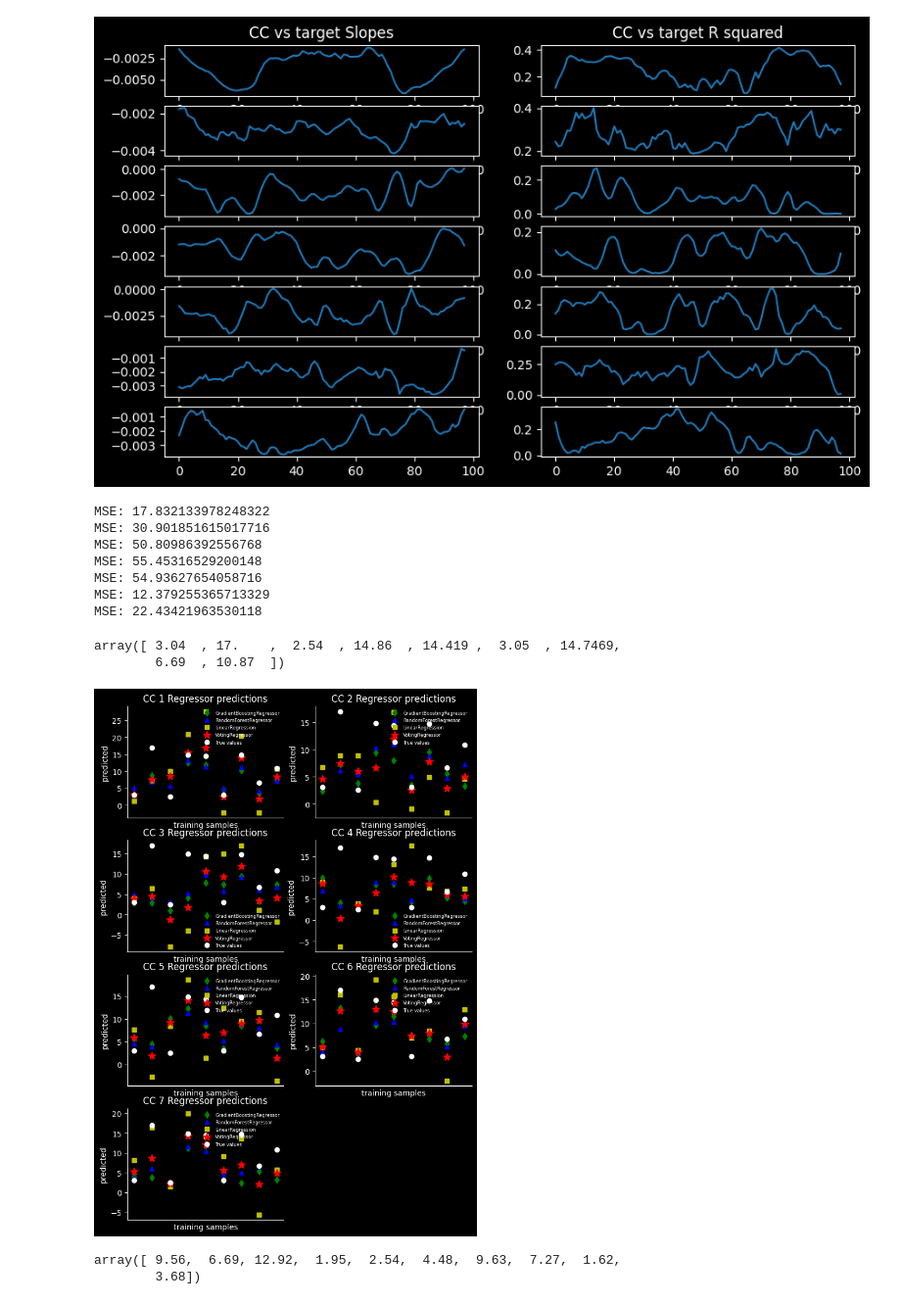
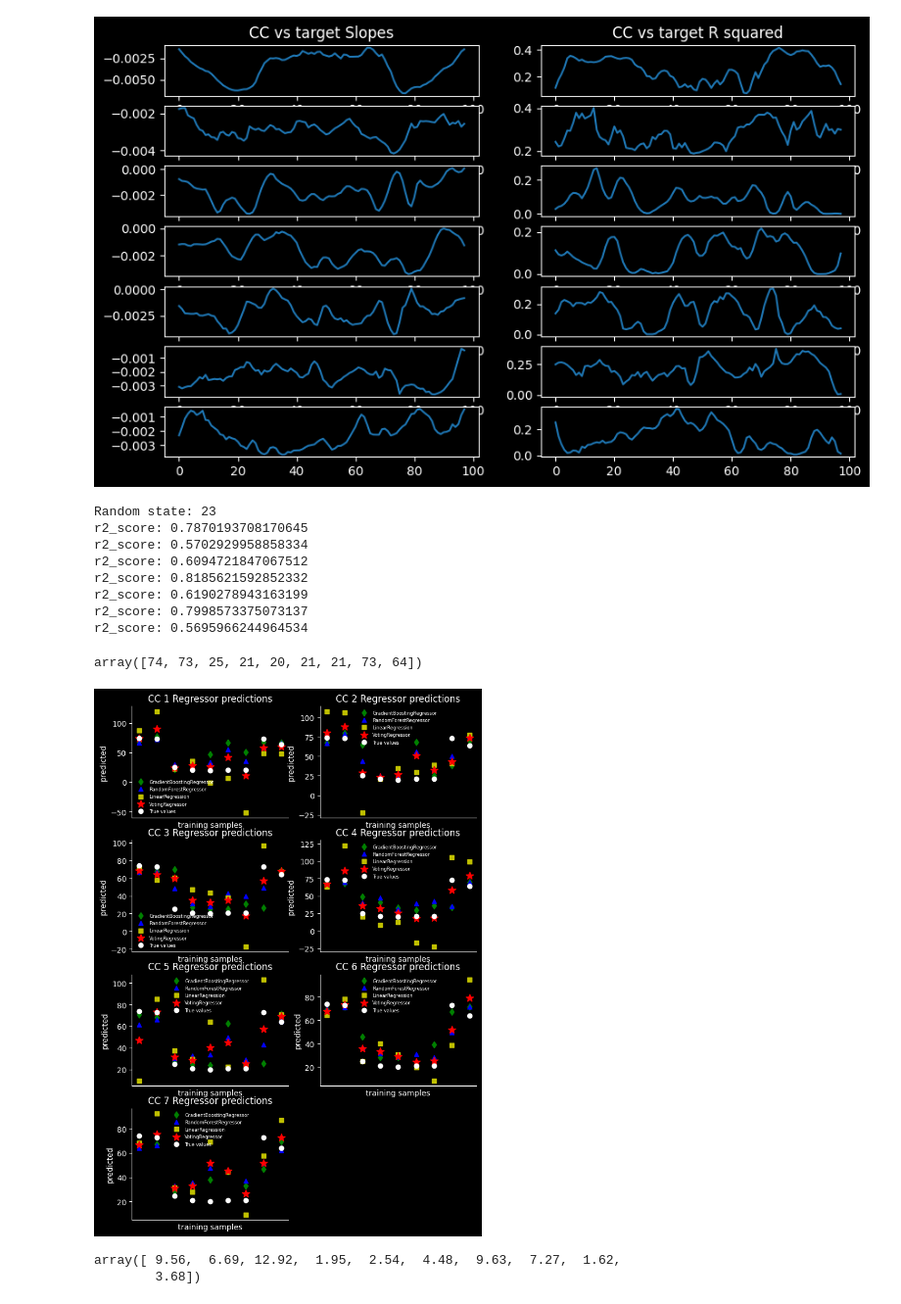
Before and after one commit to nicolascatz/CRPN_DTI_AGING_DPAKNC, a Jupyter notebook: scripts/DTI_Aging_Descr&RegressionTest_NC_251119.ipynb, the cells around one changed output. Shown at 98% size. Drawn from its saved outputs; the diff is of its cells as text; code cells hidden in the pictures.

```diff
--- a/scripts/DTI_Aging_Descr&RegressionTest_NC_251119.ipynb
+++ b/scripts/DTI_Aging_Descr&RegressionTest_NC_251119.ipynb
@@ -263,18 +263,22 @@ from sklearn.preprocessing import StandardScaler, MinMaxScaler, RobustScaler
 from sklearn.linear_model import LinearRegression
 from sklearn.metrics import mean_squared_error, r2_score, mean_absolute_error
 
-y=jnd         # Features (independent variable)
-
+y=age       # Features (independent variable)
+y2=age         # Features (independent variable)
 
 figure, axs = plt.subplots(nrows=4, ncols=2, figsize=(8, 12)
                            )
 
 axs = axs.flatten()
-random_state=20
+random_state=23 #np.random.randint(0,100)
+print("Random state:", random_state)
 for cc in range(0,7):
     X=DTI[:,:,cc]
 
     X_train, X_test, y_train, y_test = train_test_split(X, y, test_size=0.2,random_state=random_state)
+    X_train, X_test, y2_train, y2_test = train_test_split(X, y2, test_size=0.2,random_state=random_state)
+
+
     scaler = StandardScaler()
     X_train_scaled = scaler.fit_transform(X_train)
     X_test_scaled = scaler.transform(X_test)
@@ -283,47 +287,48 @@ for cc in range(0,7):
     reg1 = GradientBoostingRegressor(random_state=1)
     reg2 = RandomForestRegressor(random_state=1)
     reg3 = LinearRegression()
+
 
     reg1.fit(X_train_scaled, y_train)
     reg2.fit(X_train_scaled, y_train)
     reg3.fit(X_train_scaled, y_train)
 
     ereg = VotingRegressor([("gb", reg1), ("rf", reg2), ("lr", reg3)])
     ereg.fit(X_train_scaled, y_train)
 
 
 
     pred1 = reg1.predict(X_test_scaled)
     pred2 = reg2.predict(X_test_scaled)
     pred3 = reg3.predict(X_test_scaled)
     pred4 = ereg.predict(X_test_scaled)
-    print("MSE:", mean_squared_error(y_test, pred4))
+    print("r2_score:", r2_score(y_test, pred4))
     axs[cc].plot(pred1, "gd", label="GradientBoostingRegressor")
     axs[cc].plot(pred2, "b^", label="RandomForestRegressor")
     axs[cc].plot(pred3, "ys", label="LinearRegression")
     axs[cc].plot(pred4, "r*", ms=10, label="VotingRegressor")
     axs[cc].plot(y_test, "wo", label="True values")
     axs[cc].tick_params(axis="x", which="both", bottom=False, top=False, labelbottom=False)
     axs[cc].set_ylabel("predicted")
     axs[cc].set_xlabel("training samples")
     axs[cc].legend(loc="best", fontsize=6, frameon=False)
     axs[cc].set_title(f"CC {cc+1} Regressor predictions")
     axs[cc].spines['top'].set_visible(False)
     axs[cc].spines['right'].set_visible(False)
 
 axs[7].axis('off')
 y_test
 # %% [output]
-MSE: 17.832133978248322
-MSE: 30.901851615017716
-MSE: 50.80986392556768
-MSE: 55.45316529200148
-MSE: 54.93627654058716
-MSE: 12.379255365713329
-MSE: 22.43421963530118
+Random state: 23
+r2_score: 0.7870193708170645
+r2_score: 0.5702929958858334
+r2_score: 0.6094721847067512
+r2_score: 0.8185621592852332
+r2_score: 0.6190278943163199
+r2_score: 0.7998573375073137
+r2_score: 0.5695966244964534
-array([ 3.04  , 17.    ,  2.54  , 14.86  , 14.419 ,  3.05  , 14.7469,
-        6.69  , 10.87  ])
+array([74, 73, 25, 21, 20, 21, 21, 73, 64])
-[figure, old version]
+[figure, new version]
 # %%
 y[:10]
 # %% [output]
```
Also changed, not shown: parts of 2 cells of this notebook.
